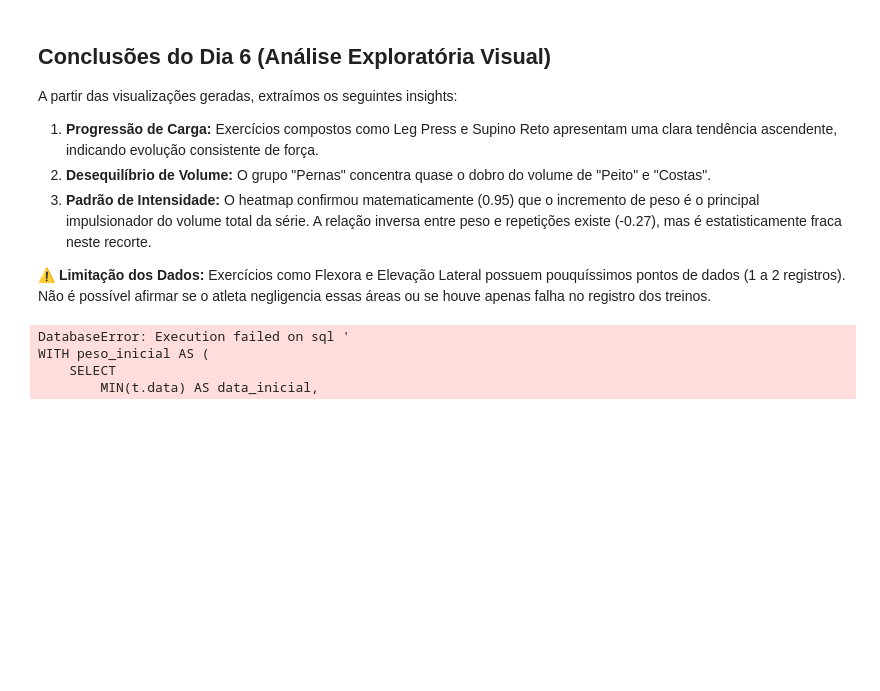
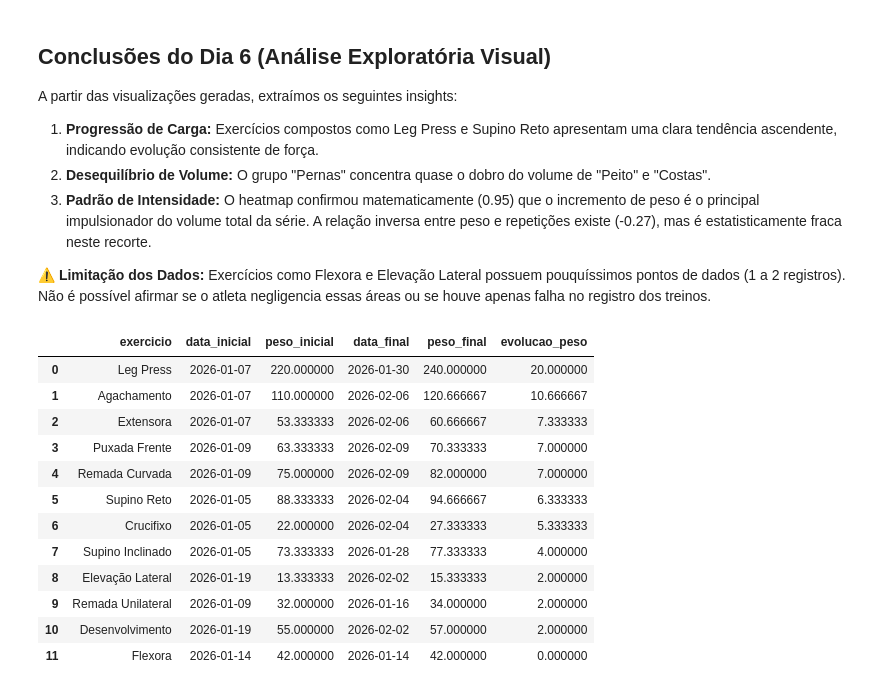
Before and after one commit to matheusramos20/fitbase-analise, a Jupyter notebook: 04_analise.ipynb, the cells around one changed output. Saved outputs shown, nothing was run; the diff lists cells and outputs as text; code cells hidden in the pictures; blank space fills up the shorter version.

```diff
--- a/04_analise.ipynb
+++ b/04_analise.ipynb
@@ -904,43 +904,50 @@ Exercícios como Flexora e Elevação Lateral possuem pouquíssimos pontos de da
 # %%
 #"Quero um relatório que me mostre, para cada exercício, qual foi a evolução total de carga entre o primeiro treino e o último treino que você fez desse exercício."
 
 q_rev = """
-WITH peso_inicial AS (
+
+WITH base AS (
     SELECT
-        MIN(t.data) AS data_inicial,
         e.nome AS exercicio,
-        s.peso_kg
+        t.data,
+        AVG(s.peso_kg) AS peso_medio,
+        ROW_NUMBER() OVER ( PARTITION BY e.nome ORDER BY t.data ASC
+        ) AS rn_asc,
+        ROW_NUMBER() OVER (
+        PARTITION BY e.nome
+        ORDER BY t.data DESC
+        ) AS rn_desc
     FROM series s
     JOIN exercicios e ON e.id = s.exercicio_id
-    JOIN treinos t ON t.id = s.treino_id
-    GROUP BY t.data, e.nome
-    ORDER BY t.data, e.nome
-)
-WITH peso_final As (
-    SELECT
-        MAX(t.data) AS data_final,
-        e.nome AS exercicio,
-        s.peso_kg
-    FROM series s
-    JOIN exercicios e ON e.id = s.exercicio_id
-    JOIN treinos t ON t.id = s.treino_id
-    GROUP BY t.data, e.nome
-    ORDER BY t.data, e.nome
-
+    JOIN treinos    t ON t.id = s.treino_id
+    GROUP BY e.nome, t.data
 )
 SELECT
-    nome,
-    (pi.peso - pf.peso) AS evol_peso,
-    pi.data,
-    pf.data,
-    FROM peso_inicial AS pi, peso_final AS pf
-    JOIN peso_inicial pi ON
+    primeiro.exercicio,
+    primeiro.data  AS data_inicial,
+    primeiro.peso_medio AS peso_inicial,
+    ultimo.data    AS data_final,
+    ultimo.peso_medio   AS peso_final,
+    (ultimo.peso_medio - primeiro.peso_medio) AS evolucao_peso
+FROM base AS primeiro
+JOIN base AS ultimo ON primeiro.exercicio = ultimo.exercicio
+WHERE primeiro.rn_asc = 1 AND ultimo.rn_desc = 1
+ORDER BY evolucao_peso DESC;
+"""
 
-"""
 df_evol = pd.read_sql(q_rev, engine)
 df_evol
 # %% [output]
-DatabaseError: Execution failed on sql '
-WITH peso_inicial AS (
-    SELECT
-        MIN(t.data) AS data_inicial,
+|  | exercicio | data_inicial | peso_inicial | data_final | peso_final | evolucao_peso |
+| 0 | Leg Press | 2026-01-07 | 220.000000 | 2026-01-30 | 240.000000 | 20.000000 |
+| 1 | Agachamento | 2026-01-07 | 110.000000 | 2026-02-06 | 120.666667 | 10.666667 |
+| 2 | Extensora | 2026-01-07 | 53.333333 | 2026-02-06 | 60.666667 | 7.333333 |
+| 3 | Puxada Frente | 2026-01-09 | 63.333333 | 2026-02-09 | 70.333333 | 7.000000 |
+| 4 | Remada Curvada | 2026-01-09 | 75.000000 | 2026-02-09 | 82.000000 | 7.000000 |
+| 5 | Supino Reto | 2026-01-05 | 88.333333 | 2026-02-04 | 94.666667 | 6.333333 |
+| 6 | Crucifixo | 2026-01-05 | 22.000000 | 2026-02-04 | 27.333333 | 5.333333 |
+| 7 | Supino Inclinado | 2026-01-05 | 73.333333 | 2026-01-28 | 77.333333 | 4.000000 |
+| 8 | Elevação Lateral | 2026-01-19 | 13.333333 | 2026-02-02 | 15.333333 | 2.000000 |
+| 9 | Remada Unilateral | 2026-01-09 | 32.000000 | 2026-01-16 | 34.000000 | 2.000000 |
+| 10 | Desenvolvimento | 2026-01-19 | 55.000000 | 2026-02-02 | 57.000000 | 2.000000 |
+| 11 | Flexora | 2026-01-14 | 42.000000 | 2026-01-14 | 42.000000 | 0.000000 |
```
